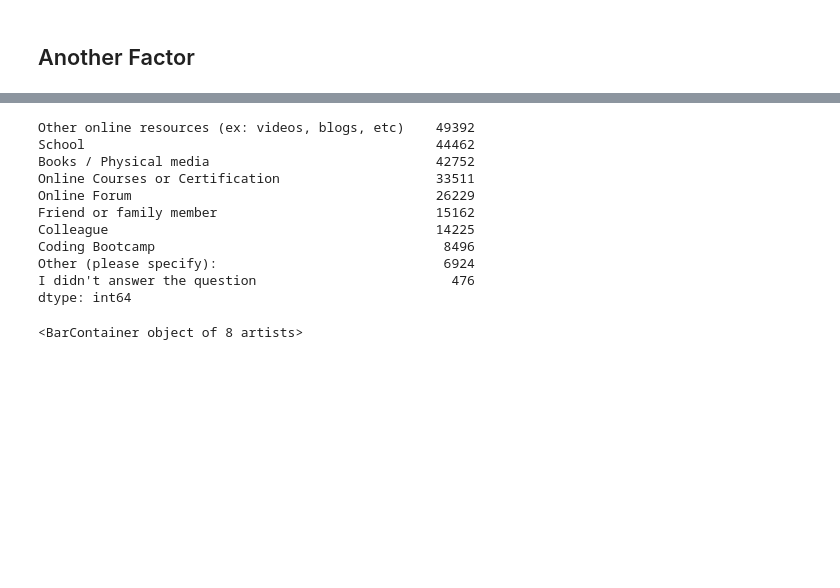
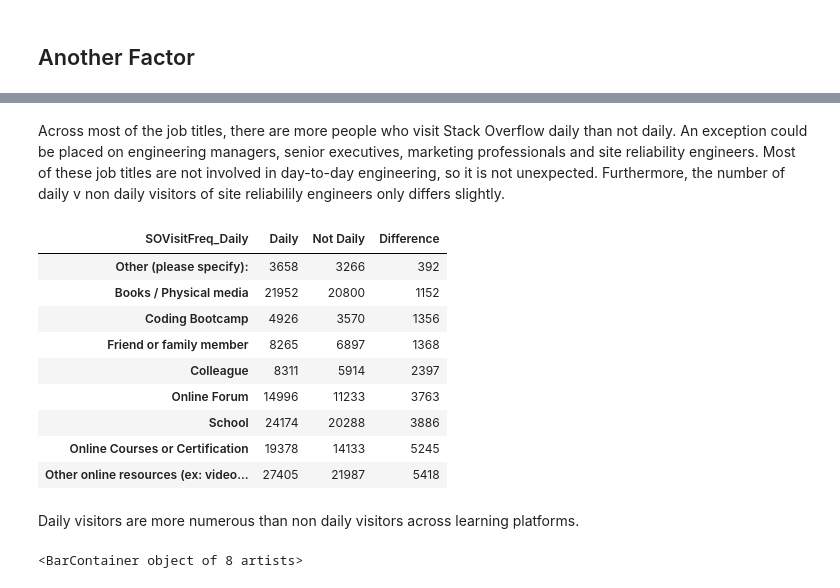
Before and after one commit to sknrendra/2021-stackoverflow-developer-survey-analysis, a Jupyter notebook: stackoverflow_most_often_visitor.ipynb, the cells around one changed output, grey strips where cells are left out. Cells and saved outputs as stored; diff of their text form; code cells hidden in the pictures; blank space fills up the shorter version.

```diff
--- a/stackoverflow_most_often_visitor.ipynb
+++ b/stackoverflow_most_often_visitor.ipynb
@@ -386,17 +380,22 @@ dtype: int64
+# %% [markdown]
+Across most of the job titles, there are more people who visit Stack Overflow daily than not daily. An exception could be placed on engineering managers, senior executives, marketing professionals and site reliability engineers. Most of these job titles are not involved in day-to-day engineering, so it is not unexpected. Furthermore, the number of daily v non daily visitors of site reliabilily engineers only differs slightly.
 # %%
-df['LearnCode'].fillna("I didn't answer the question").str.split(';', expand=True).stack().value_counts()
+LearnCodevFreq = df['LearnCode'].str.get_dummies(';').groupby(df['SOVisitFreq_Daily']).sum().T
+LearnCodevFreq['Difference'] = LearnCodevFreq['Daily'] - LearnCodevFreq['Not Daily']
+LearnCodevFreq.sort_values('Difference')
 # %% [output]
-Other online resources (ex: videos, blogs, etc)    49392
-School                                             44462
-Books / Physical media                             42752
-Online Courses or Certification                    33511
-Online Forum                                       26229
-Friend or family member                            15162
-Colleague                                          14225
-Coding Bootcamp                                     8496
-Other (please specify):                             6924
-I didn't answer the question                         476
-dtype: int64
+| SOVisitFreq_Daily | Daily | Not Daily | Difference |
+| Other (please specify): | 3658 | 3266 | 392 |
+| Books / Physical media | 21952 | 20800 | 1152 |
+| Coding Bootcamp | 4926 | 3570 | 1356 |
+| Friend or family member | 8265 | 6897 | 1368 |
+| Colleague | 8311 | 5914 | 2397 |
+| Online Forum | 14996 | 11233 | 3763 |
+| School | 24174 | 20288 | 3886 |
+| Online Courses or Certification | 19378 | 14133 | 5245 |
+| Other online resources (ex: video... | 27405 | 21987 | 5418 |
+# %% [markdown]
+Daily visitors are more numerous than non daily visitors across learning platforms.
 # %%
 age = df['Age'].value_counts().loc[['Under 18 years old',
                               '18-24 years old',
```
Also changed, not shown: parts of 7 cells of this notebook.
